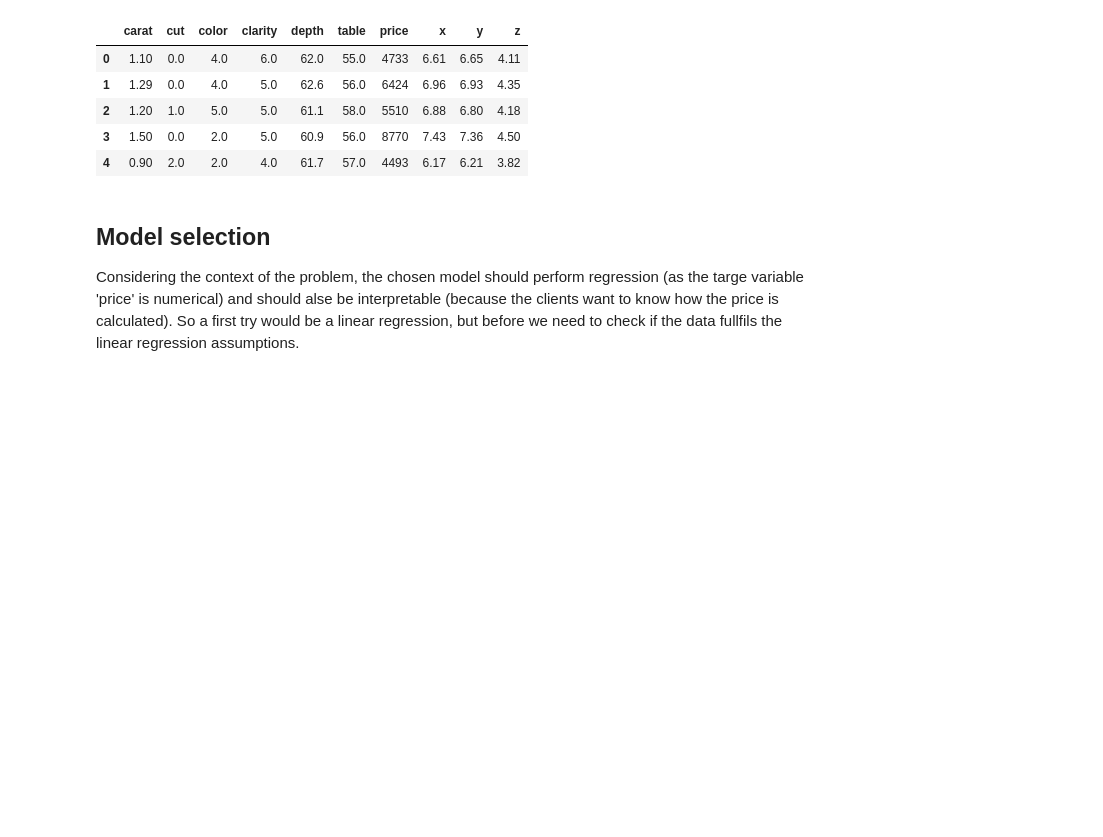
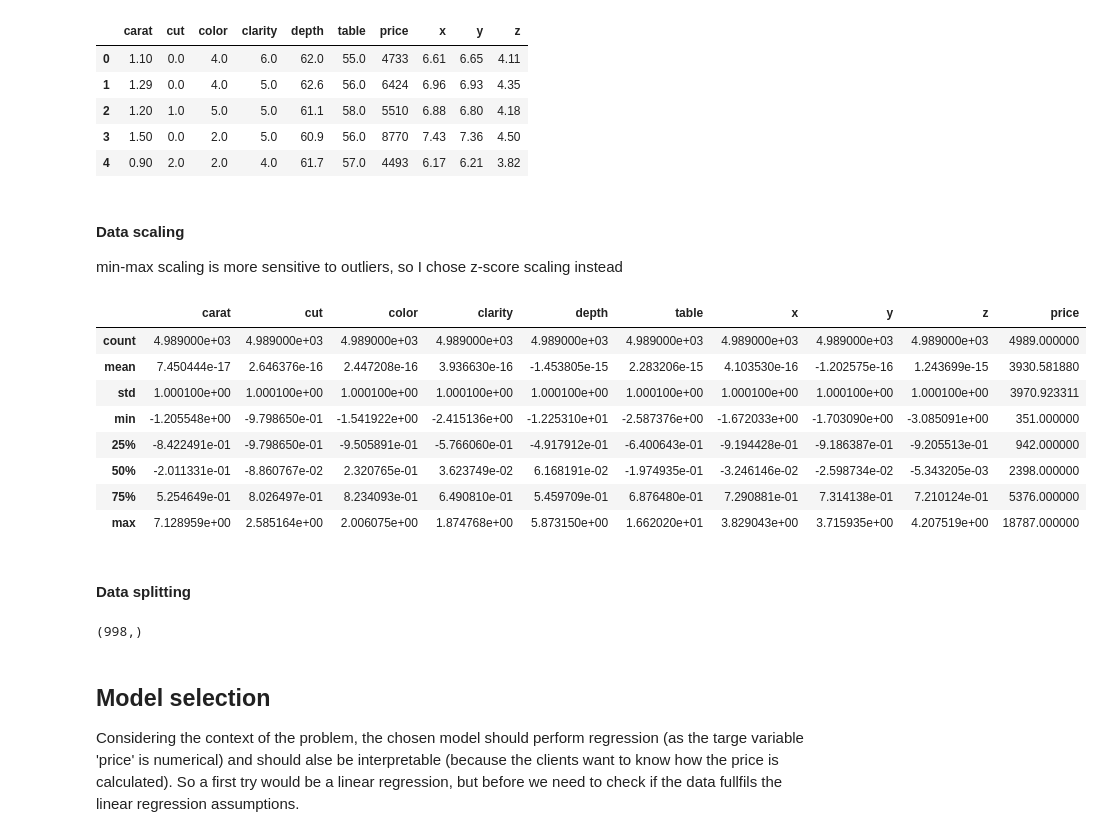
Before and after one commit to juannpmari/xtream-ai-assignment-engineer, a Jupyter notebook: model_dev.ipynb, the cells around one changed output. Drawn from its saved outputs; the diff is of its cells as text; code cells hidden in the pictures; blank space fills up the shorter version.

```diff
--- a/model_dev.ipynb
+++ b/model_dev.ipynb
@@ -98,3 +193,42 @@ diamonds_df.head()
 | 2 | 1.20 | 1.0 | 5.0 | 5.0 | 61.1 | 58.0 | 5510 | 6.88 | 6.80 | 4.18 |
 | 3 | 1.50 | 0.0 | 2.0 | 5.0 | 60.9 | 56.0 | 8770 | 7.43 | 7.36 | 4.50 |
 | 4 | 0.90 | 2.0 | 2.0 | 4.0 | 61.7 | 57.0 | 4493 | 6.17 | 6.21 | 3.82 |
+# %% [markdown]
+#### Data scaling
+min-max scaling is more sensitive to outliers, so I chose z-score scaling instead
+# %%
+from sklearn.preprocessing import StandardScaler
+
+# Assuming 'df' is your DataFrame and 'price' is the name of the target column
+columns_to_scale = diamonds_df.columns[diamonds_df.columns != 'price']
+
+# Initialize StandardScaler
+scaler = StandardScaler()
+
+# Fit scaler to the data (excluding the target column)
+scaler.fit(diamonds_df[columns_to_scale])
+
+# Transform the data
+scaled_data = scaler.transform(diamonds_df[columns_to_scale])
+
+# Create a new DataFrame with the scaled data
+scaled_df = pd.DataFrame(scaled_data, columns=columns_to_scale)
+
+# Concatenate the scaled DataFrame with the target column
+scaled_df['price'] = diamonds_df['price']
+
+# Now 'scaled_df' contains all columns standardized except for the 'price' column
+# %%
+scaled_df.describe()
+# %% [output]
+|  | carat | cut | color | clarity | depth | table | x | y | z | price |
+| count | 4.989000e+03 | 4.989000e+03 | 4.989000e+03 | 4.989000e+03 | 4.989000e+03 | 4.989000e+03 | 4.989000e+03 | 4.989000e+03 | 4.989000e+03 | 4989.000000 |
+| mean | 7.450444e-17 | 2.646376e-16 | 2.447208e-16 | 3.936630e-16 | -1.453805e-15 | 2.283206e-15 | 4.103530e-16 | -1.202575e-16 | 1.243699e-15 | 3930.581880 |
+| std | 1.000100e+00 | 1.000100e+00 | 1.000100e+00 | 1.000100e+00 | 1.000100e+00 | 1.000100e+00 | 1.000100e+00 | 1.000100e+00 | 1.000100e+00 | 3970.923311 |
+| min | -1.205548e+00 | -9.798650e-01 | -1.541922e+00 | -2.415136e+00 | -1.225310e+01 | -2.587376e+00 | -1.672033e+00 | -1.703090e+00 | -3.085091e+00 | 351.000000 |
+| 25% | -8.422491e-01 | -9.798650e-01 | -9.505891e-01 | -5.766060e-01 | -4.917912e-01 | -6.400643e-01 | -9.194428e-01 | -9.186387e-01 | -9.205513e-01 | 942.000000 |
+| 50% | -2.011331e-01 | -8.860767e-02 | 2.320765e-01 | 3.623749e-02 | 6.168191e-02 | -1.974935e-01 | -3.246146e-02 | -2.598734e-02 | -5.343205e-03 | 2398.000000 |
+| 75% | 5.254649e-01 | 8.026497e-01 | 8.234093e-01 | 6.490810e-01 | 5.459709e-01 | 6.876480e-01 | 7.290881e-01 | 7.314138e-01 | 7.210124e-01 | 5376.000000 |
+| max | 7.128959e+00 | 2.585164e+00 | 2.006075e+00 | 1.874768e+00 | 5.873150e+00 | 1.662020e+01 | 3.829043e+00 | 3.715935e+00 | 4.207519e+00 | 18787.000000 |
+# %% [markdown]
+#### Data splitting
@@ -101,3 +244,10 @@ diamonds_df.head()
+# %%
+X_train.shape
+X_test.shape
+y_train.shape
+y_test.shape
+# %% [output]
+(998,)
 # %% [markdown]
 ## Model selection
 Considering the context of the problem, the chosen model should perform regression (as the targe variable 'price' is numerical) and should alse be interpretable (because the clients want to know how the price is calculated). So a first try would be a linear regression, but before we need to check if the data fullfils the linear regression assumptions.
```
Also changed, not shown: parts of 14 cells of this notebook.
